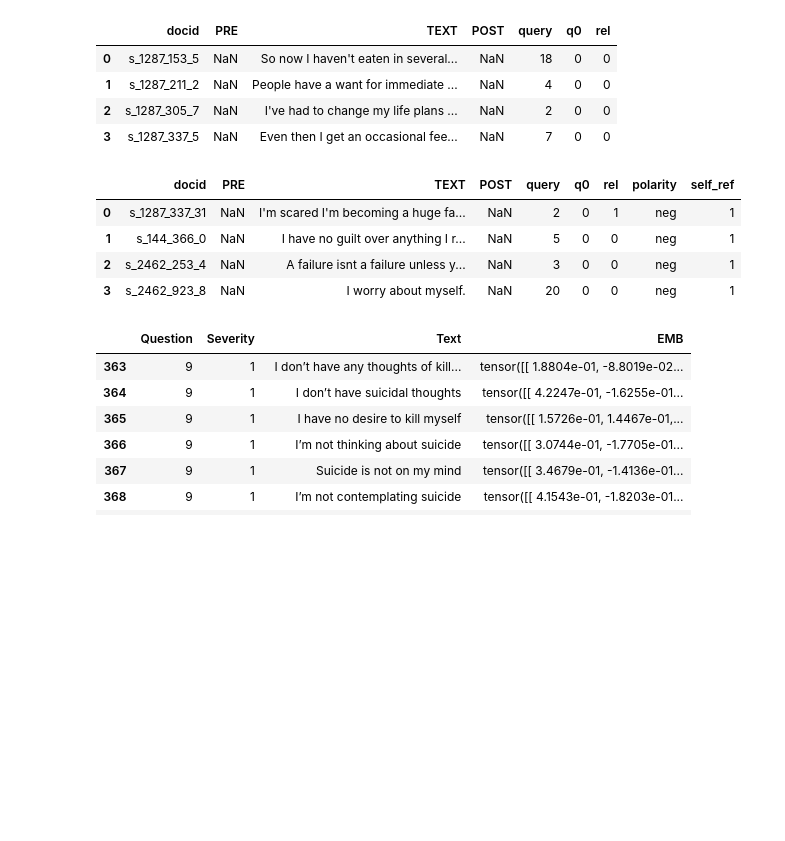
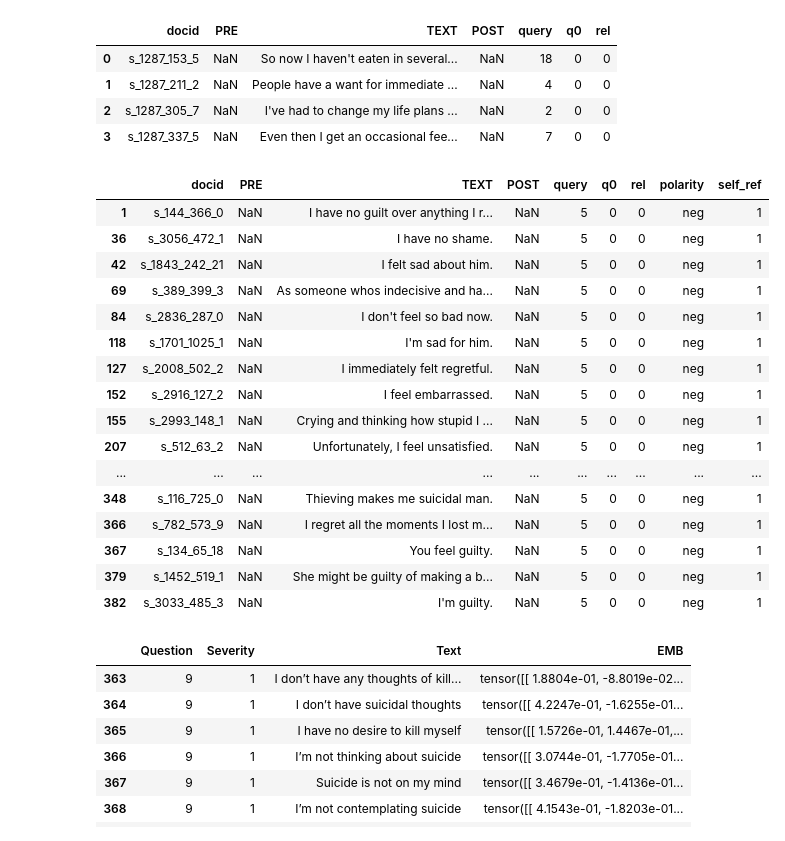
Before and after one commit to wyattmccurdy12/Project-Part-2, a Jupyter notebook: test.ipynb, the cells around one changed output. Drawn from its saved outputs; the diff is of its cells as text; code cells hidden in the pictures; blank space fills up the shorter version.

```diff
--- a/test.ipynb
+++ b/test.ipynb
@@ -21,13 +21,27 @@ df.head(4)
 # %%
 # Load persons_and_emotions.csv and view head (4)
 df = pd.read_csv('persons_and_emotions.csv')
-df.head(4)
+
+# Get 20 rows associated with 'query' value 5
+df.loc[df['query'] == 5][df['rel'] == 0].head(20)
 # %% [output]
 |  | docid | PRE | TEXT | POST | query | q0 | rel | polarity | self_ref |
-| 0 | s_1287_337_31 | NaN | I'm scared I'm becoming a huge fa... | NaN | 2 | 0 | 1 | neg | 1 |
 | 1 | s_144_366_0 | NaN | I have no guilt over anything I r... | NaN | 5 | 0 | 0 | neg | 1 |
-| 2 | s_2462_253_4 | NaN | A failure isnt a failure unless y... | NaN | 3 | 0 | 0 | neg | 1 |
-| 3 | s_2462_923_8 | NaN | I worry about myself. | NaN | 20 | 0 | 0 | neg | 1 |
+| 36 | s_3056_472_1 | NaN | I have no shame. | NaN | 5 | 0 | 0 | neg | 1 |
+| 42 | s_1843_242_21 | NaN | I felt sad about him. | NaN | 5 | 0 | 0 | neg | 1 |
+| 69 | s_389_399_3 | NaN | As someone whos indecisive and ha... | NaN | 5 | 0 | 0 | neg | 1 |
+| 84 | s_2836_287_0 | NaN | I don't feel so bad now. | NaN | 5 | 0 | 0 | neg | 1 |
+| 118 | s_1701_1025_1 | NaN | I'm sad for him. | NaN | 5 | 0 | 0 | neg | 1 |
+| 127 | s_2008_502_2 | NaN | I immediately felt regretful. | NaN | 5 | 0 | 0 | neg | 1 |
+| 152 | s_2916_127_2 | NaN | I feel embarrassed. | NaN | 5 | 0 | 0 | neg | 1 |
+| 155 | s_2993_148_1 | NaN | Crying and thinking how stupid I ... | NaN | 5 | 0 | 0 | neg | 1 |
+| 207 | s_512_63_2 | NaN | Unfortunately, I feel unsatisfied. | NaN | 5 | 0 | 0 | neg | 1 |
+| ... | ... | ... | ... | ... | ... | ... | ... | ... | ... |
+| 348 | s_116_725_0 | NaN | Thieving makes me suicidal man. | NaN | 5 | 0 | 0 | neg | 1 |
+| 366 | s_782_573_9 | NaN | I regret all the moments I lost m... | NaN | 5 | 0 | 0 | neg | 1 |
+| 367 | s_134_65_18 | NaN | You feel guilty. | NaN | 5 | 0 | 0 | neg | 1 |
+| 379 | s_1452_519_1 | NaN | She might be guilty of making a b... | NaN | 5 | 0 | 0 | neg | 1 |
+| 382 | s_3033_485_3 | NaN | I'm guilty. | NaN | 5 | 0 | 0 | neg | 1 |
 # %%
 # Load augmented_exploded.csv and view head (4)
 df = pd.read_csv('augmented_exploded.csv')
```
Also changed, not shown: 3 other files.
